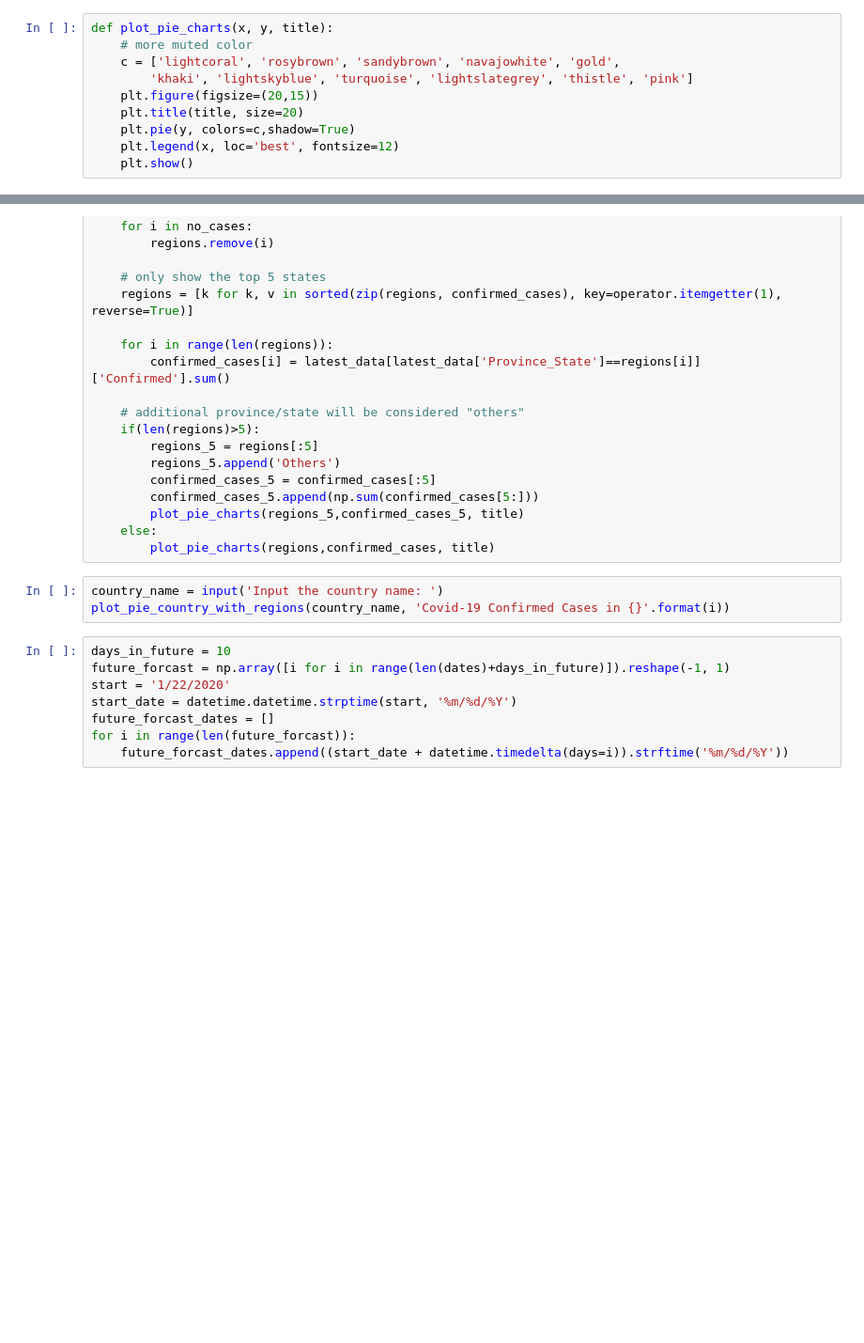
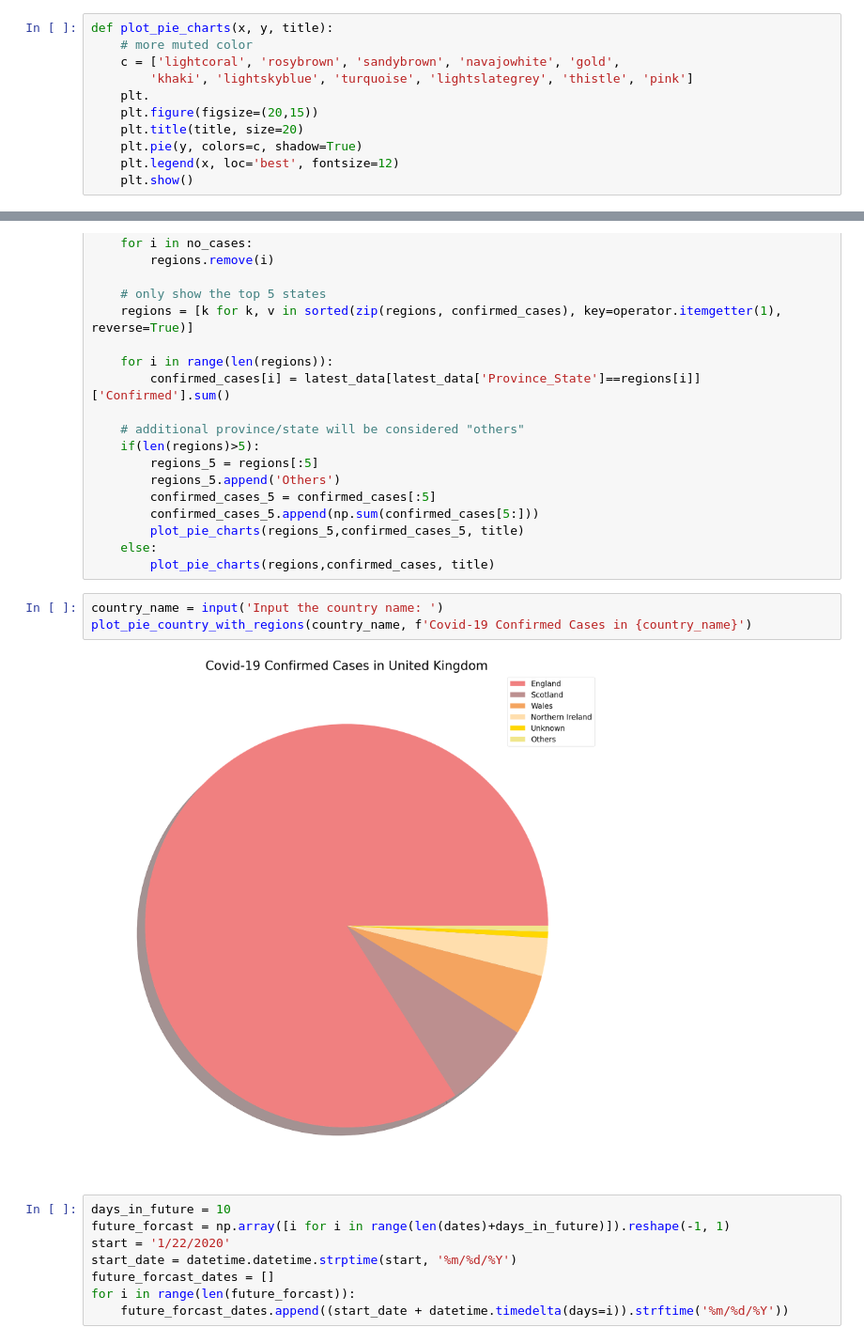
Before and after one commit to tanduy2407/Covid-19, a Jupyter notebook: chart_detail.ipynb, the cells around one changed output, grey strips where cells are left out. Shown at 94% size. Cells and saved outputs as stored; diff of their text form; blank space fills up the shorter version.

Commit message:
Update chart vaccine and csv file

```diff
--- a/chart_detail.ipynb
+++ b/chart_detail.ipynb
@@ -542,9 +601,10 @@ def plot_pie_charts(x, y, title):
     # more muted color
     c = ['lightcoral', 'rosybrown', 'sandybrown', 'navajowhite', 'gold',
         'khaki', 'lightskyblue', 'turquoise', 'lightslategrey', 'thistle', 'pink']
+    plt.
     plt.figure(figsize=(20,15))
     plt.title(title, size=20)
-    plt.pie(y, colors=c,shadow=True)
+    plt.pie(y, colors=c, shadow=True)
     plt.legend(x, loc='best', fontsize=12)
     plt.show()
 # %%
@@ -585,7 +649,9 @@ def plot_pie_country_with_regions(country_name, title):
         plot_pie_charts(regions,confirmed_cases, title)
 # %%
 country_name = input('Input the country name: ')
-plot_pie_country_with_regions(country_name, 'Covid-19 Confirmed Cases in {}'.format(i))
+plot_pie_country_with_regions(country_name, f'Covid-19 Confirmed Cases in {country_name}')
+# %% [output]
+[figure, added]
 # %%
 days_in_future = 10
 future_forcast = np.array([i for i in range(len(dates)+days_in_future)]).reshape(-1, 1)
```
Also changed, not shown: parts of 16 cells of this notebook, 8 other files.
